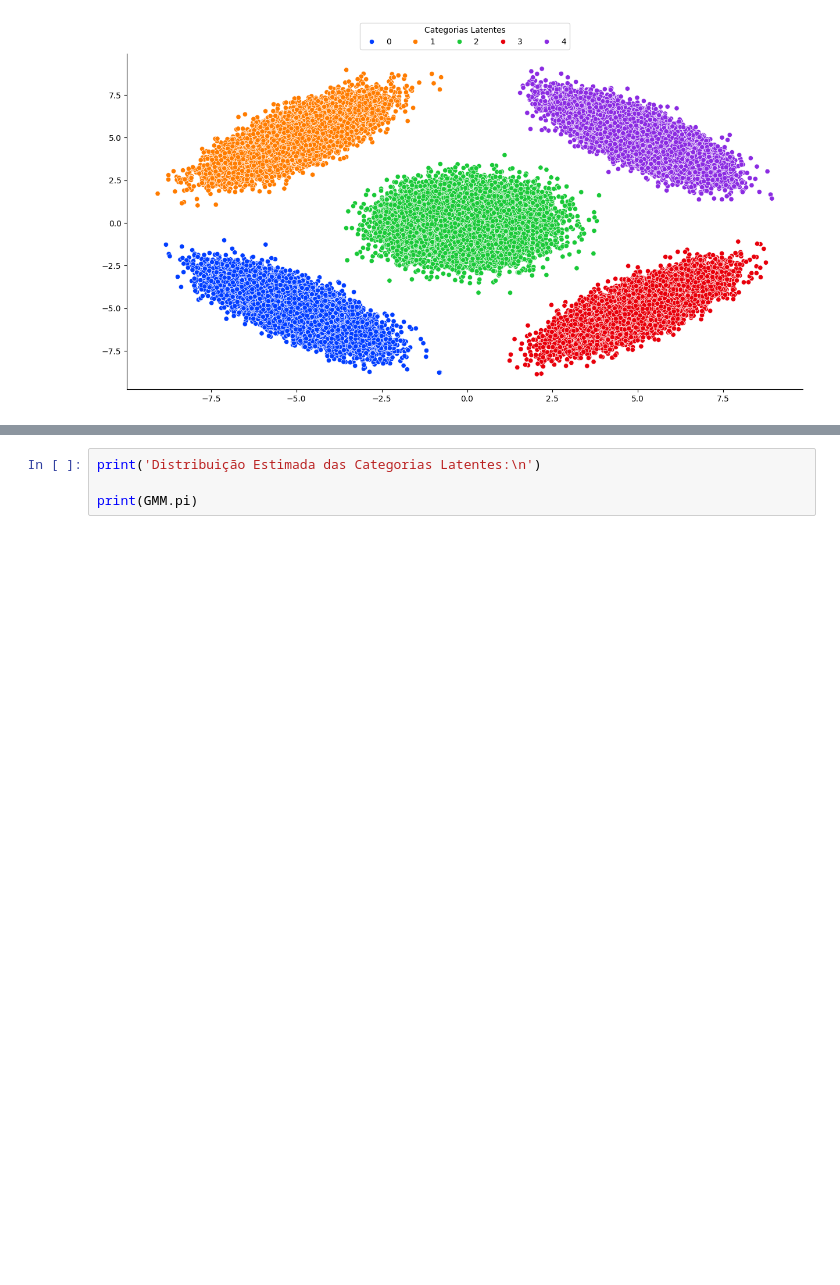
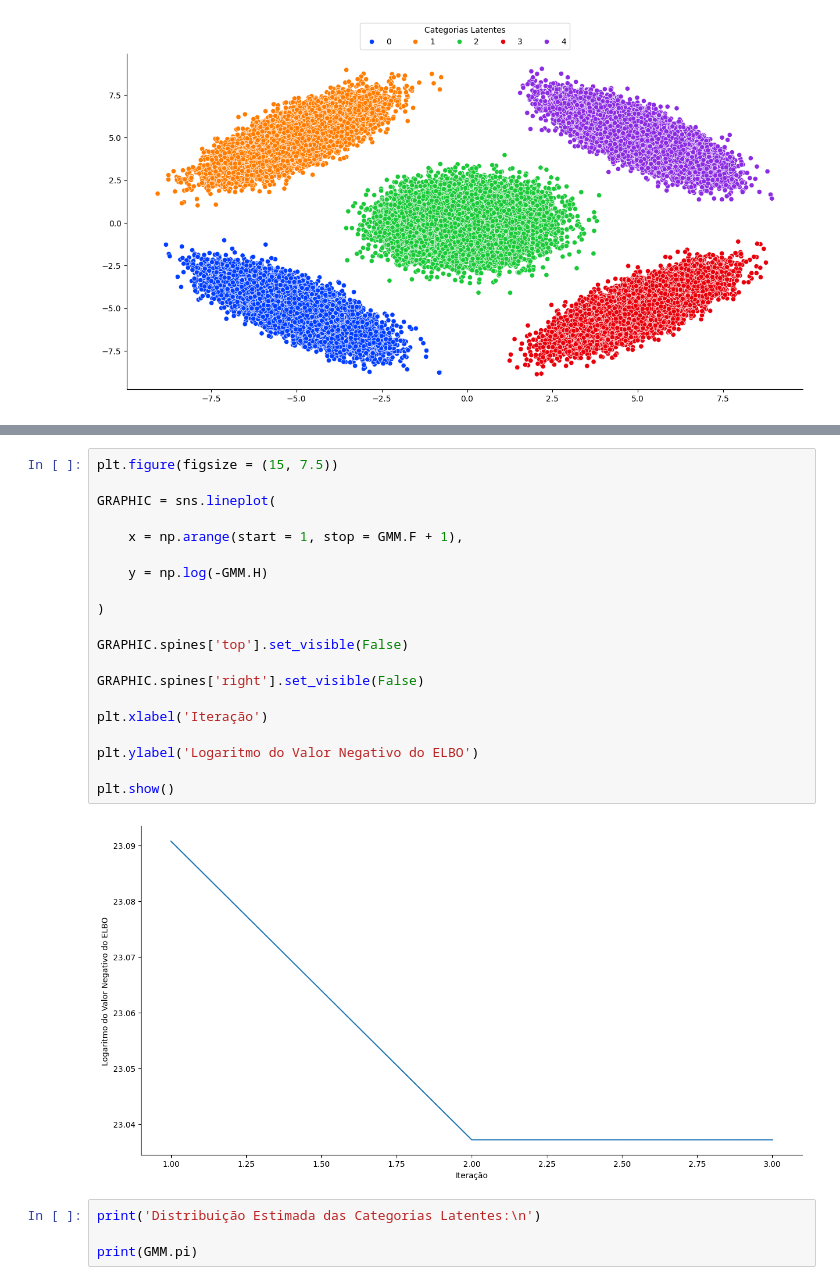
Before and after one commit to icruz2003rjsoares2403/GaussianMixtureModel, a Jupyter notebook: GaussianMixtureModel.ipynb, the cells around one changed output, grey strips where cells are left out. Drawn from its saved outputs; the diff is of its cells as text; blank space fills up the shorter version.

```diff
--- a/GaussianMixtureModel.ipynb
+++ b/GaussianMixtureModel.ipynb
@@ -222,3 +224,25 @@ Erro Absoluto Final: 2.30967657037159e-06
+# %%
+plt.figure(figsize = (15, 7.5))
+
+GRAPHIC = sns.lineplot(
+
+    x = np.arange(start = 1, stop = GMM.F + 1),
+
+    y = np.log(-GMM.H)
+
+)
+
+GRAPHIC.spines['top'].set_visible(False)
+
+GRAPHIC.spines['right'].set_visible(False)
+
+plt.xlabel('Iteração')
+
+plt.ylabel('Logaritmo do Valor Negativo do ELBO')
+
+plt.show()
+# %% [output]
+[figure, added]
 # %%
 print('Distribuição Estimada das Categorias Latentes:\n')
 
```
Also changed, not shown: parts of 3 cells of this notebook, 2 other files.
